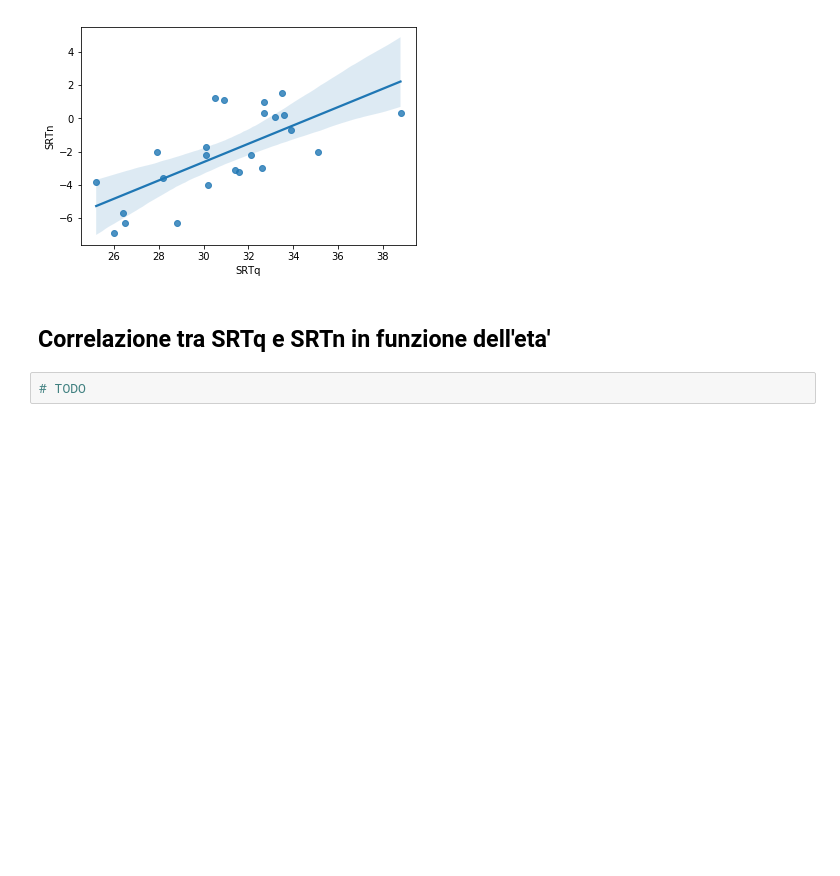
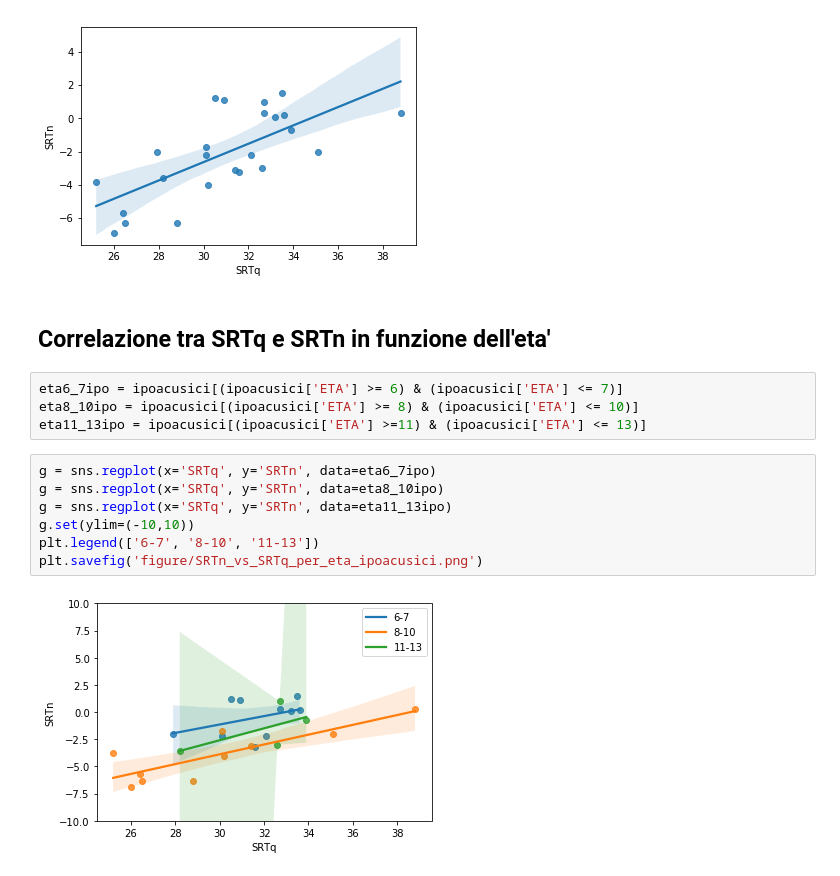
Before and after one commit to stellalessandra/analisi_tesi_med, a Jupyter notebook: analisi_tesi_med.ipynb, the cells around one changed output. Drawn from its saved outputs; the diff is of its cells as text; blank space fills up the shorter version.

```diff
--- a/analisi_tesi_med.ipynb
+++ b/analisi_tesi_med.ipynb
@@ -421,5 +431,16 @@ fig.savefig('figure/SRTn_vs_SRTq_ipoacusici.png')
 [figure]
 # %% [markdown]
 ## Correlazione tra SRTq e SRTn in funzione dell'eta'
-# %%
-# TODO
+# %%
+eta6_7ipo = ipoacusici[(ipoacusici['ETA'] >= 6) & (ipoacusici['ETA'] <= 7)]
+eta8_10ipo = ipoacusici[(ipoacusici['ETA'] >= 8) & (ipoacusici['ETA'] <= 10)]
+eta11_13ipo = ipoacusici[(ipoacusici['ETA'] >=11) & (ipoacusici['ETA'] <= 13)]
+# %%
+g = sns.regplot(x='SRTq', y='SRTn', data=eta6_7ipo)
+g = sns.regplot(x='SRTq', y='SRTn', data=eta8_10ipo)
+g = sns.regplot(x='SRTq', y='SRTn', data=eta11_13ipo)
+g.set(ylim=(-10,10))
+plt.legend(['6-7', '8-10', '11-13'])
+plt.savefig('figure/SRTn_vs_SRTq_per_eta_ipoacusici.png')
+# %% [output]
+[figure, added]
```
Also changed, not shown: parts of 10 cells of this notebook.
